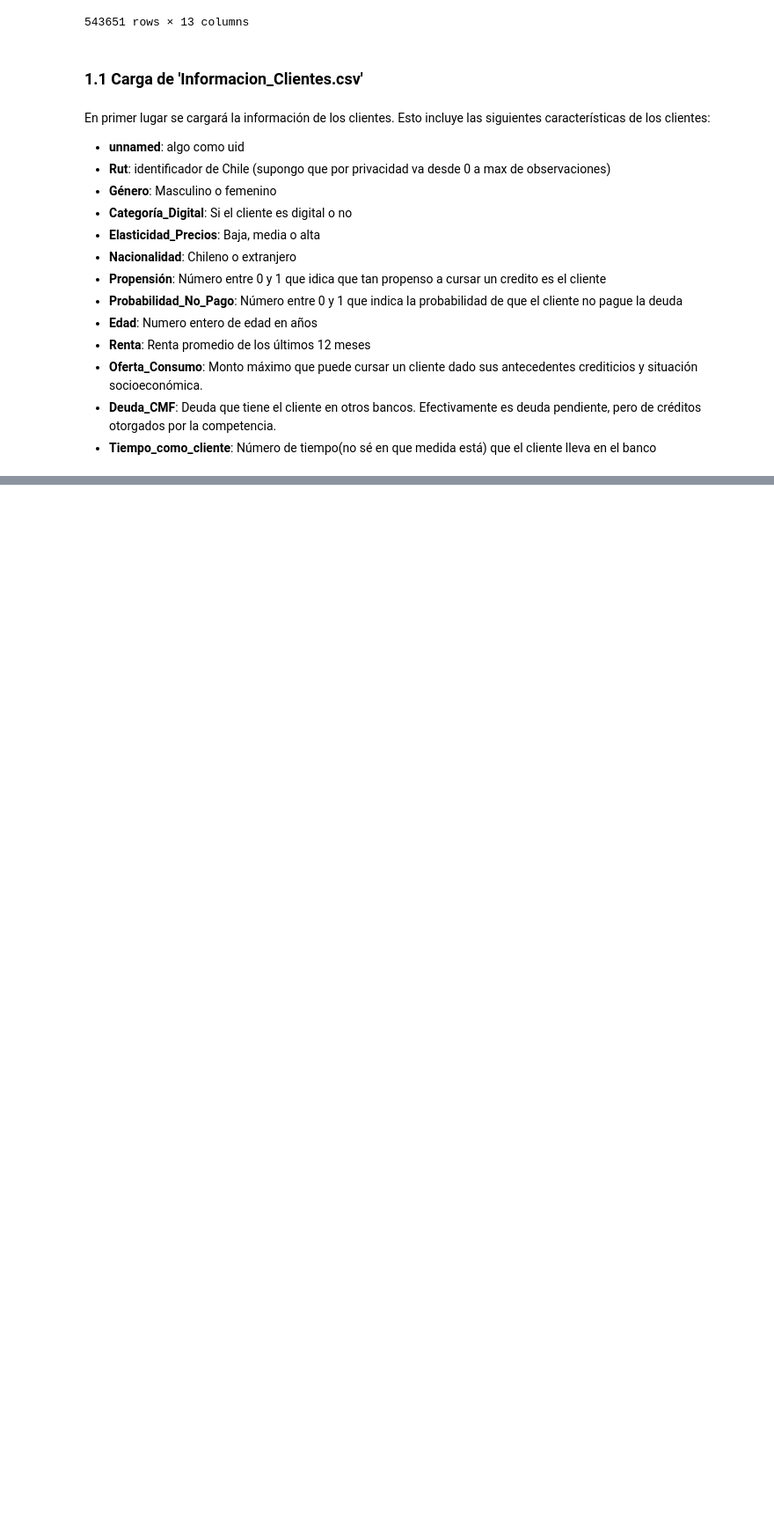
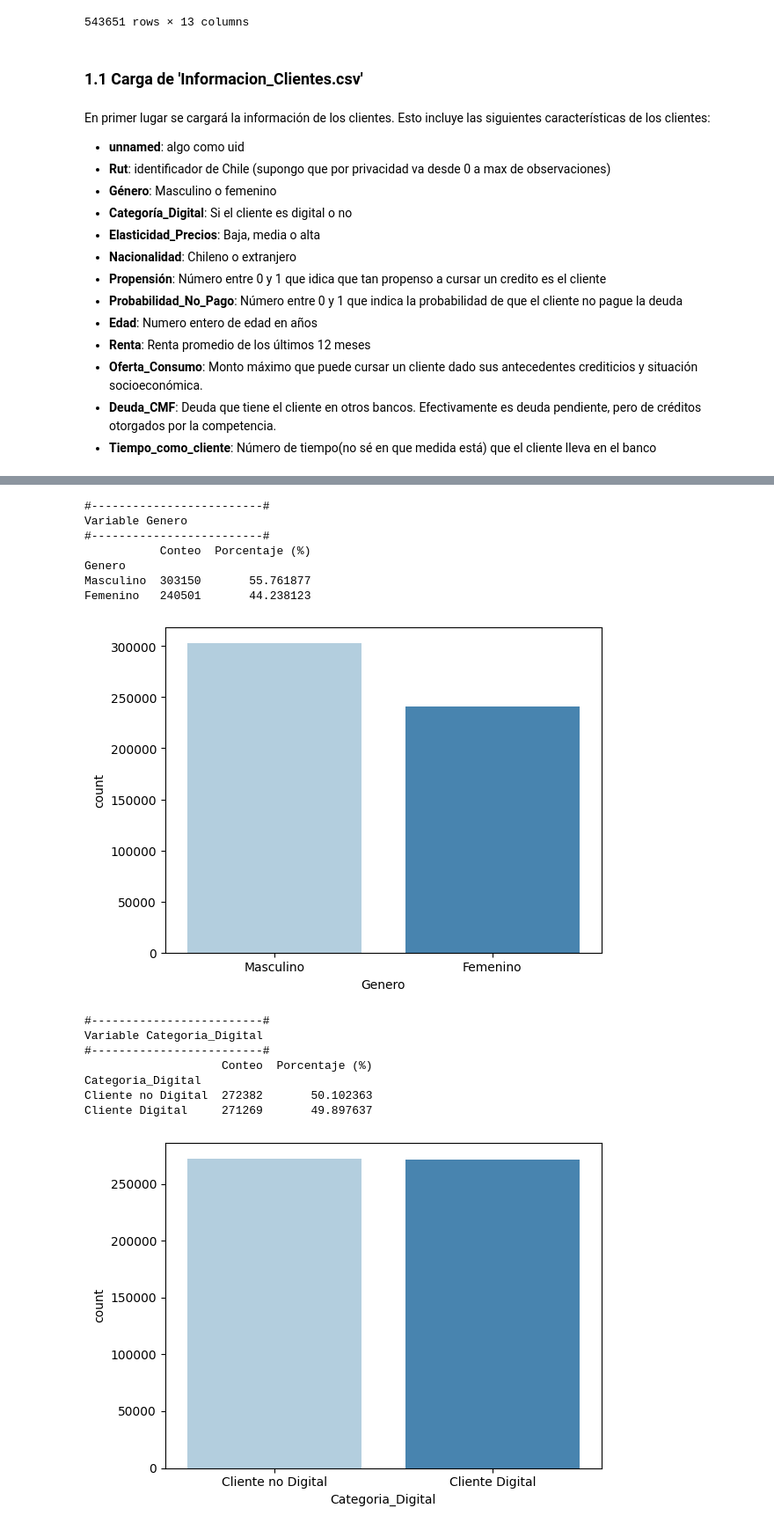
Before and after one commit to JosepVargasf/repo_mineria_de_datos, a Jupyter notebook: procesamiento.ipynb, the cells around one changed output, grey strips where cells are left out. Shown at 88% size. Drawn from its saved outputs; the diff is of its cells as text; code cells hidden in the pictures; blank space fills up the shorter version.

```diff
--- a/procesamiento.ipynb
+++ b/procesamiento.ipynb
@@ -51,0 +152,38 @@ En primer lugar se cargará la información de los clientes. Esto incluye las si
+# %%
+var_cat = df.describe(include=['object']).columns
+# %%
+import seaborn as sns
+import matplotlib.pyplot as plt
+
+for i in list(var_cat):
+    print('#-------------------------#')
+    print('Variable',i)
+    print('#-------------------------#')
+
+    Porcentajes = df[i].value_counts(normalize=True) * 100
+    Conteos = df[i].value_counts()
+    table = pd.DataFrame({
+    'Conteo': Conteos,
+    'Porcentaje (%)': Porcentajes
+    })
+
+    print(table)
+    sns.countplot(df,x = f'{i}',palette = 'Blues')
+    plt.show()
+# %% [output]
+#-------------------------#
+Variable Genero
+#-------------------------#
+           Conteo  Porcentaje (%)
+Genero
+Masculino  303150       55.761877
+Femenino   240501       44.238123
+[figure, added]
+#-------------------------#
+Variable Categoria_Digital
+#-------------------------#
+                    Conteo  Porcentaje (%)
+Categoria_Digital
+Cliente no Digital  272382       50.102363
+Cliente Digital     271269       49.897637
+[figure, added]
```
Also changed, not shown: parts of 11 cells of this notebook.
